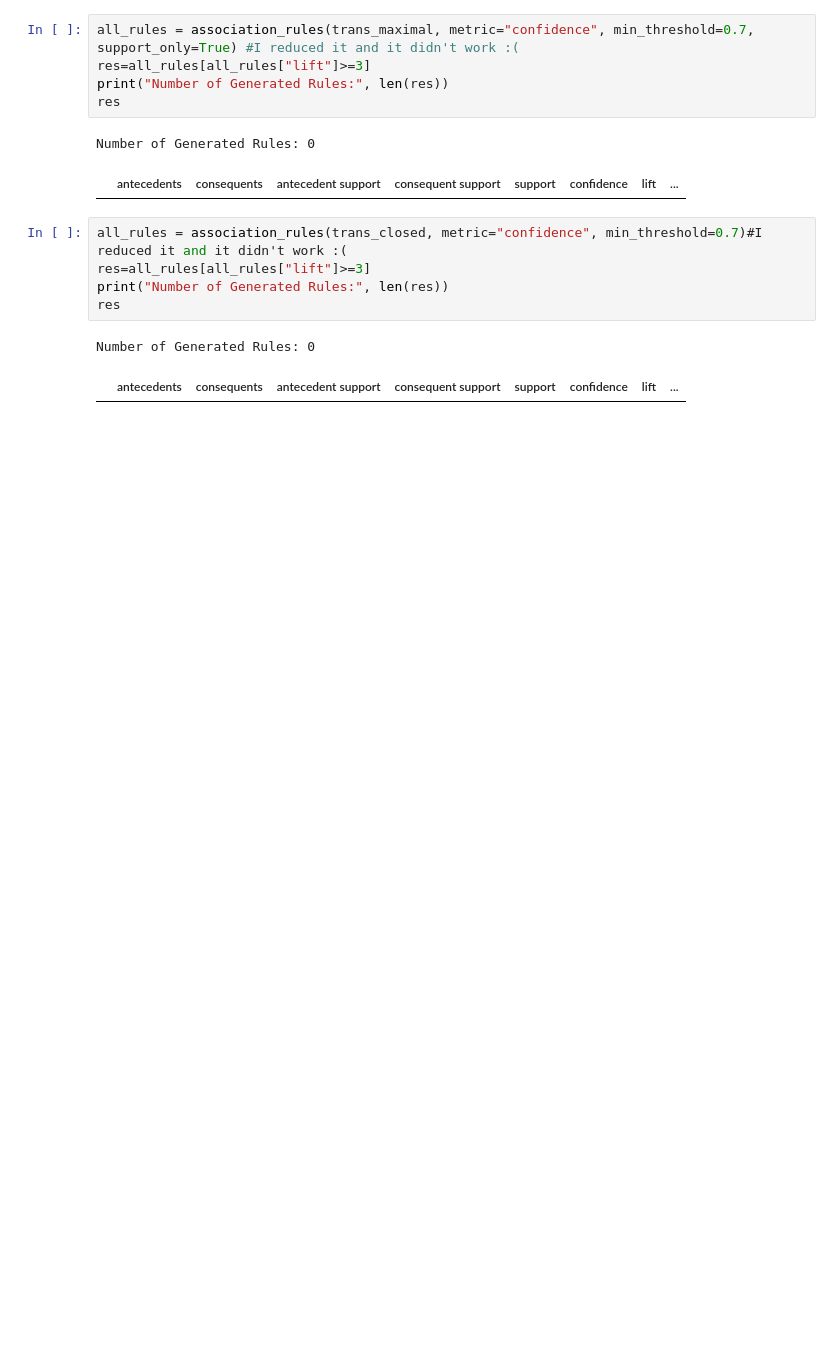
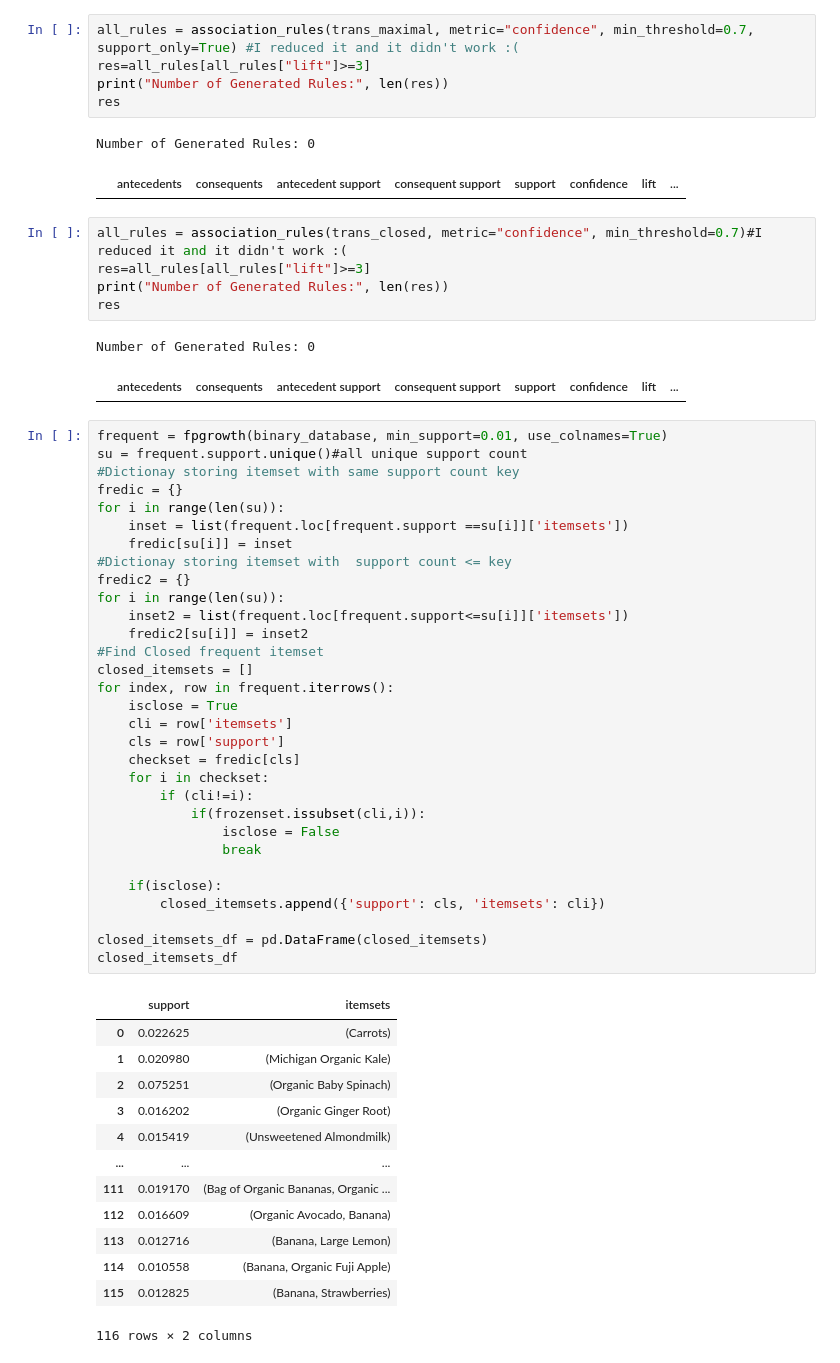
Before and after one commit to AntunesCSR/DM_Group_Project, a Jupyter notebook: HA2/data/Project2.ipynb, the cells around one changed output. Cells and saved outputs as stored; diff of their text form; blank space fills up the shorter version.

```diff
--- a/HA2/data/Project2.ipynb
+++ b/HA2/data/Project2.ipynb
@@ -485,3 +484,48 @@ res
 # %% [output]
 Number of Generated Rules: 0
 |  | antecedents | consequents | antecedent support | consequent support | support | confidence | lift | ... |
+# %%
+frequent = fpgrowth(binary_database, min_support=0.01, use_colnames=True)
+su = frequent.support.unique()#all unique support count
+#Dictionay storing itemset with same support count key
+fredic = {}
+for i in range(len(su)):
+    inset = list(frequent.loc[frequent.support ==su[i]]['itemsets'])
+    fredic[su[i]] = inset
+#Dictionay storing itemset with  support count <= key
+fredic2 = {}
+for i in range(len(su)):
+    inset2 = list(frequent.loc[frequent.support<=su[i]]['itemsets'])
+    fredic2[su[i]] = inset2
+#Find Closed frequent itemset
+closed_itemsets = []
+for index, row in frequent.iterrows():
+    isclose = True
+    cli = row['itemsets']
+    cls = row['support']
+    checkset = fredic[cls]
+    for i in checkset:
+        if (cli!=i):
+            if(frozenset.issubset(cli,i)):
+                isclose = False
+                break
+
+    if(isclose):
+        closed_itemsets.append({'support': cls, 'itemsets': cli})
+
+closed_itemsets_df = pd.DataFrame(closed_itemsets)
+closed_itemsets_df
+# %% [output]
+|  | support | itemsets |
+| 0 | 0.022625 | (Carrots) |
+| 1 | 0.020980 | (Michigan Organic Kale) |
+| 2 | 0.075251 | (Organic Baby Spinach) |
+| 3 | 0.016202 | (Organic Ginger Root) |
+| 4 | 0.015419 | (Unsweetened Almondmilk) |
+| ... | ... | ... |
+| 111 | 0.019170 | (Bag of Organic Bananas, Organic ... |
+| 112 | 0.016609 | (Organic Avocado, Banana) |
+| 113 | 0.012716 | (Banana, Large Lemon) |
+| 114 | 0.010558 | (Banana, Organic Fuji Apple) |
+| 115 | 0.012825 | (Banana, Strawberries) |
+116 rows × 2 columns
```
Also changed, not shown: parts of 6 cells of this notebook.
